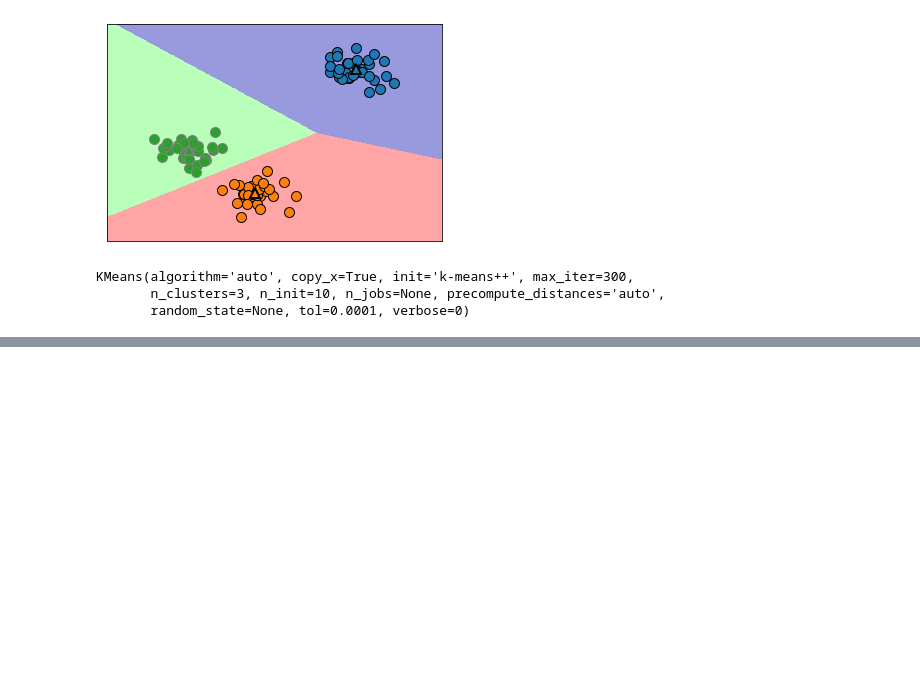
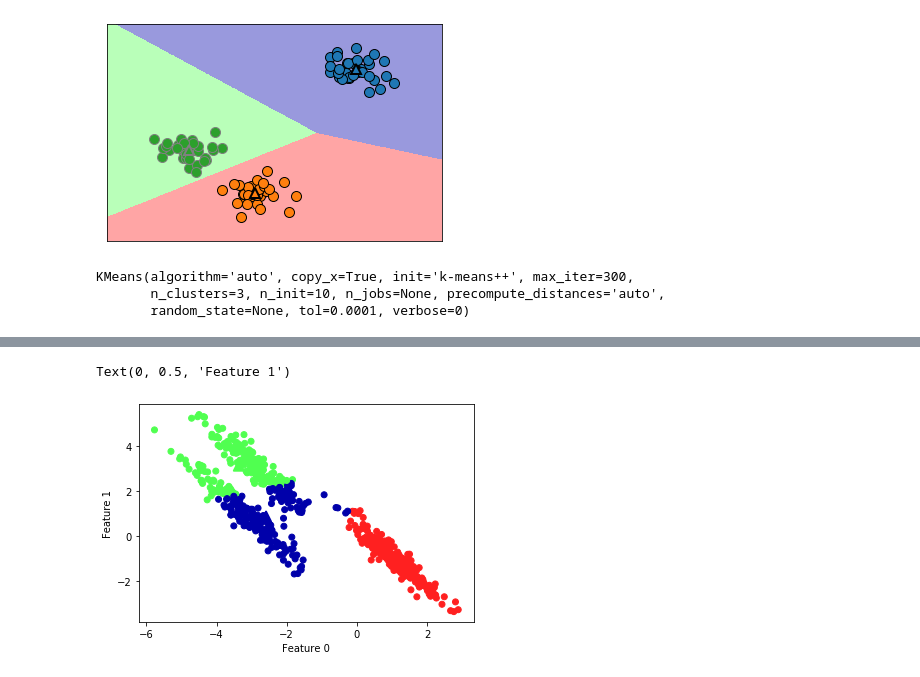
Before and after one commit to yoshida-bael/MachineLearning, a Jupyter notebook: Chapter3/clustering.ipynb, the cells around one changed output, grey strips where cells are left out. Drawn from its saved outputs; the diff is of its cells as text; code cells hidden in the pictures; blank space fills up the shorter version.

```diff
--- a/Chapter3/clustering.ipynb
+++ b/Chapter3/clustering.ipynb
@@ -44,0 +86,22 @@ print(kmeans.predict(X))
+# %%
+#ランダムにクラスデータを作成
+X,y = make_blobs(random_state=170,n_samples=600)
+rng = np.random.RandomState(74)
+
+#対角線方向に引き伸ばす
+transformation = rng.normal(size=(2,2))
+X = np.dot(X,transformation)
+
+#データポイントを3つにクラスタリング
+kmeans = KMeans(n_clusters=3)
+kmeans.fit(X)
+y_pred = kmeans.predict(X)
+
+#クラスタに割当とクラスタセンタをプロット
+plt.scatter(X[:,0],X[:,1],c=y_pred,cmap=mglearn.cm3)
+plt.scatter(kmeans.cluster_centers_[:,0],kmeans.cluster_centers_[:,1],marker='^',c=[0,1,2],s=100,linewidths=2,cmap=mglearn.cm3)
+plt.xlabel("Feature 0")
+plt.ylabel("Feature 1")
+# %% [output]
+Text(0, 0.5, 'Feature 1')
+[figure, added]
```
Also changed, not shown: parts of 7 cells of this notebook, 3 other files.
